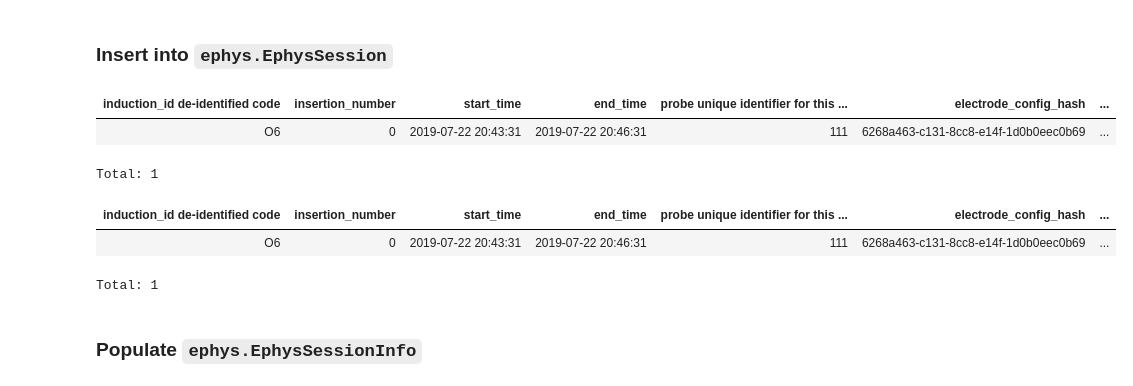
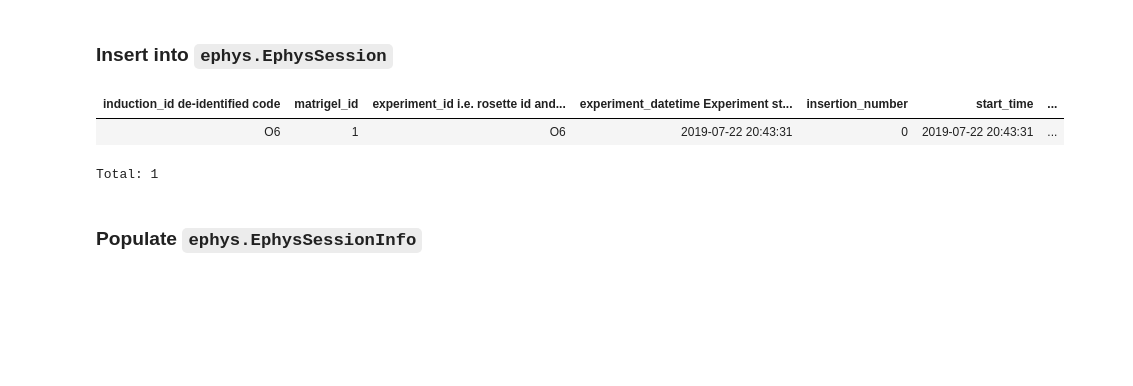
Before and after one commit to dj-sciops/utah_organoids, a Jupyter notebook: notebooks/lfp_ingestion.ipynb, the cells around one changed output. Saved outputs shown, nothing was run; the diff lists cells and outputs as text; code cells hidden in the pictures; blank space fills up the shorter version.

```diff
--- a/notebooks/lfp_ingestion.ipynb
+++ b/notebooks/lfp_ingestion.ipynb
@@ -164,30 +197,26 @@ ephys.RawData()
 Total: 5
 # %% [markdown]
 ### Insert into `ephys.EphysSession`
-# %%
-ephys.EphysSession()
-# %% [output]
-| induction_id de-identified code | insertion_number | start_time | end_time | probe unique identifier for this ... | electrode_config_hash | ... |
-| O6 | 0 | 2019-07-22 20:43:31 | 2019-07-22 20:46:31 | 111 | 6268a463-c131-8cc8-e14f-1d0b0eec0b69 | ... |
-Total: 1
 # %%
 key = induction.OrganoidExperiment.fetch1("KEY")
 
 start_time = datetime.strptime("190722_204331", "%y%m%d_%H%M%S")
 end_time = datetime.strptime("190722_204631", "%y%m%d_%H%M%S")
 
-# ephys.EphysSession.insert1(
-#         {**key, "insertion_number": 0, "start_time": start_time,
-#         "end_time": end_time,
-#         "probe": "111",
-#         "electrode_config_hash": "6268a463-c131-8cc8-e14f-1d0b0eec0b69", "session_type": "lfp"
-#         }
-#     )
+ephys.EphysSession.insert1(
+        {**key,
+        "insertion_number": 0,
+        "start_time": start_time,
+        "end_time": end_time,
+        "probe": "111",
+        "electrode_config_hash": "f2b8cfac-94cd-2564-da65-60493543f043", "session_type": "lfp"
+        }
+    )
 
 ephys.EphysSession()
 # %% [output]
-| induction_id de-identified code | insertion_number | start_time | end_time | probe unique identifier for this ... | electrode_config_hash | ... |
-| O6 | 0 | 2019-07-22 20:43:31 | 2019-07-22 20:46:31 | 111 | 6268a463-c131-8cc8-e14f-1d0b0eec0b69 | ... |
+| induction_id de-identified code | matrigel_id | experiment_id i.e. rosette id and... | experiment_datetime Experiment st... | insertion_number | start_time | ... |
+| O6 | 1 | O6 | 2019-07-22 20:43:31 | 0 | 2019-07-22 20:43:31 | ... |
 Total: 1
 # %% [markdown]
 ### Populate `ephys.EphysSessionInfo`
```
Also changed, not shown: parts of 14 cells of this notebook.
